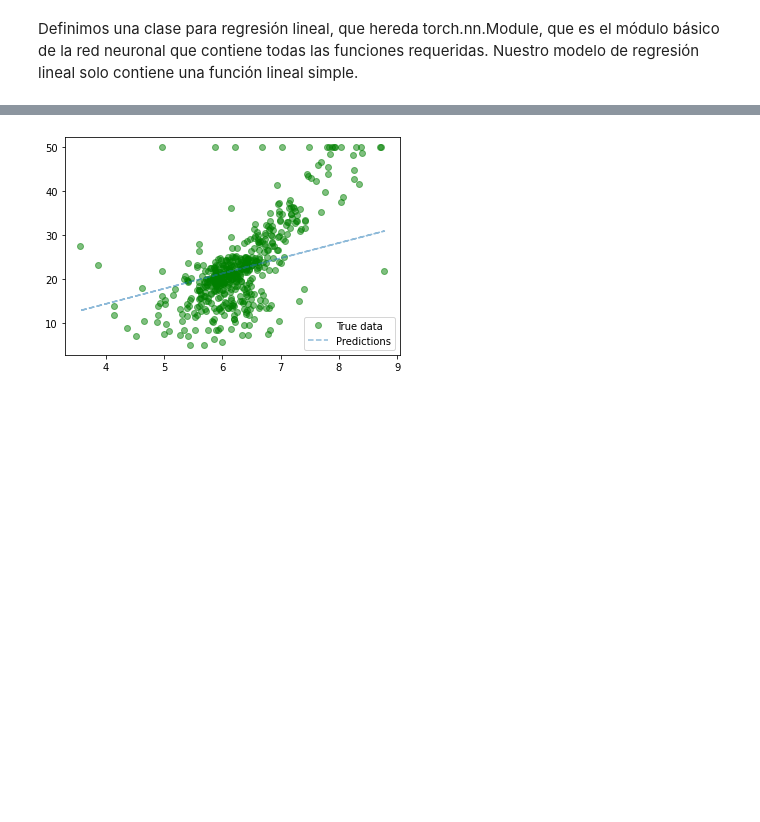
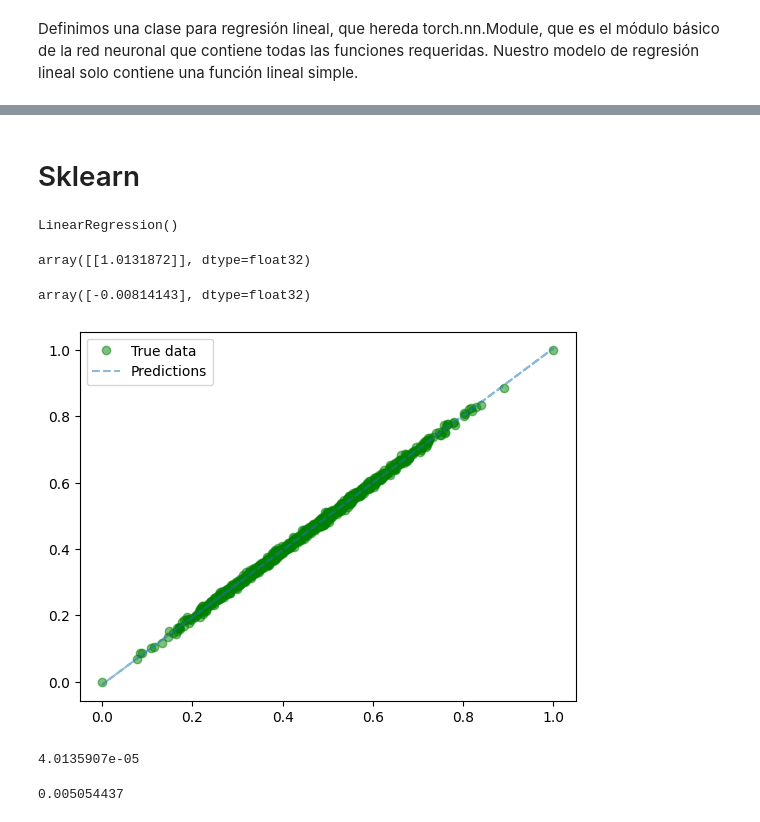
Before and after one commit to LCaravaggio/AnalisisPredictivo, a Jupyter notebook: 03_Regresión_Lineal/RL_con_Pytorch.ipynb, the cells around one changed output, grey strips where cells are left out. Drawn from its saved outputs; the diff is of its cells as text; code cells hidden in the pictures; blank space fills up the shorter version.

```diff
--- a/03_Regresión_Lineal/RL_con_Pytorch.ipynb
+++ b/03_Regresión_Lineal/RL_con_Pytorch.ipynb
@@ -36,0 +17,9 @@ y = boston.target
+# %%
+X = np.float32(X)
+y = np.float32(y).reshape(-1, 1)
+# %%
+from sklearn.preprocessing import MinMaxScaler
+# Normalize the data
+scaler = MinMaxScaler()
+X = scaler.fit_transform(X)
+y = scaler.fit_transform(y)
@@ -142,17 +215,38 @@ Vemos en el gráfico que la recta no termina de ajustar bien a los datos. Probab
+# %% [markdown]
+# Sklearn
+# %%
+from sklearn import linear_model
+lr = linear_model.LinearRegression()
+lr.fit(X, y)
+# %% [output]
+LinearRegression()
+# %%
+lr.coef_
+# %% [output]
+array([[1.0131872]], dtype=float32)
+# %%
+lr.intercept_
+# %% [output]
+array([-0.00814143], dtype=float32)
+# %%
+yest=lr.predict(X)
 # %%
 from matplotlib import pyplot as plt
 
-with torch.no_grad(): # we don't need gradients in the testing phase
-    if torch.cuda.is_available():
-        predicted = model(Variable(torch.from_numpy(X).cuda())).cpu().data.numpy()
-    else:
-        predicted = model(Variable(torch.from_numpy(X).to(torch.float))).data.numpy()
-    #print(predicted)
-
 plt.clf()
 plt.plot(X, y, 'go', label='True data', alpha=0.5)
-plt.plot(X, predicted, '--', label='Predictions', alpha=0.5)
+plt.plot(X, yest, '--', label='Predictions', alpha=0.5)
 plt.legend(loc='best')
 plt.show()
 # %% [output]
-[figure, old version]
+[figure, new version]
+# %%
+from sklearn.metrics import mean_squared_error
+mean_squared_error(y,yest)
+# %% [output]
+4.0135907e-05
+# %%
+from sklearn.metrics import mean_absolute_error
+mean_absolute_error(y,yest)
+# %% [output]
+0.005054437
```
Also changed, not shown: parts of 35 cells of this notebook.
